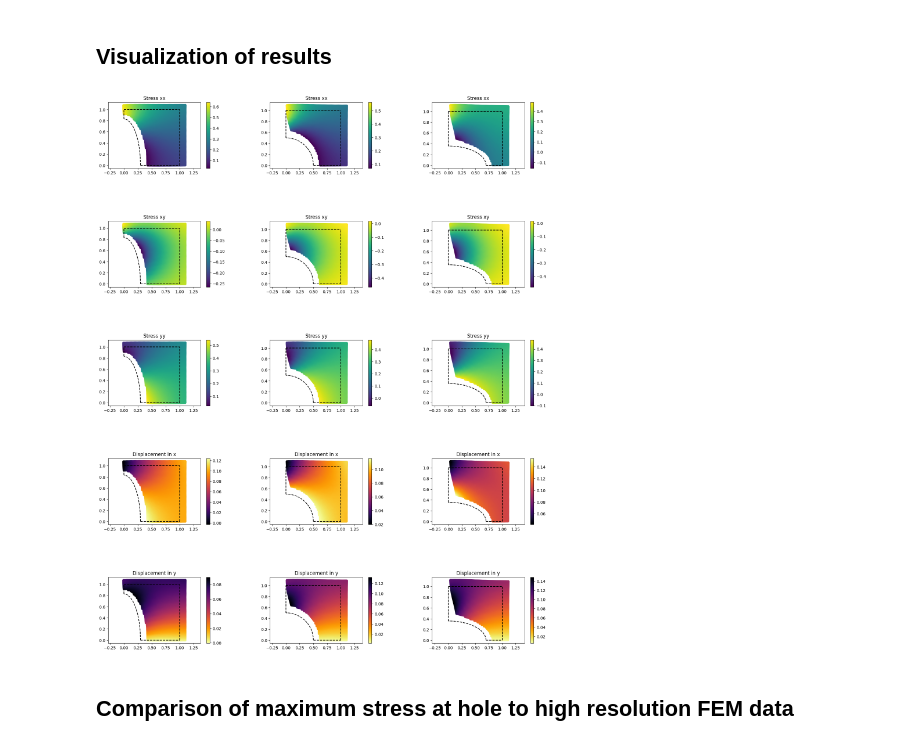
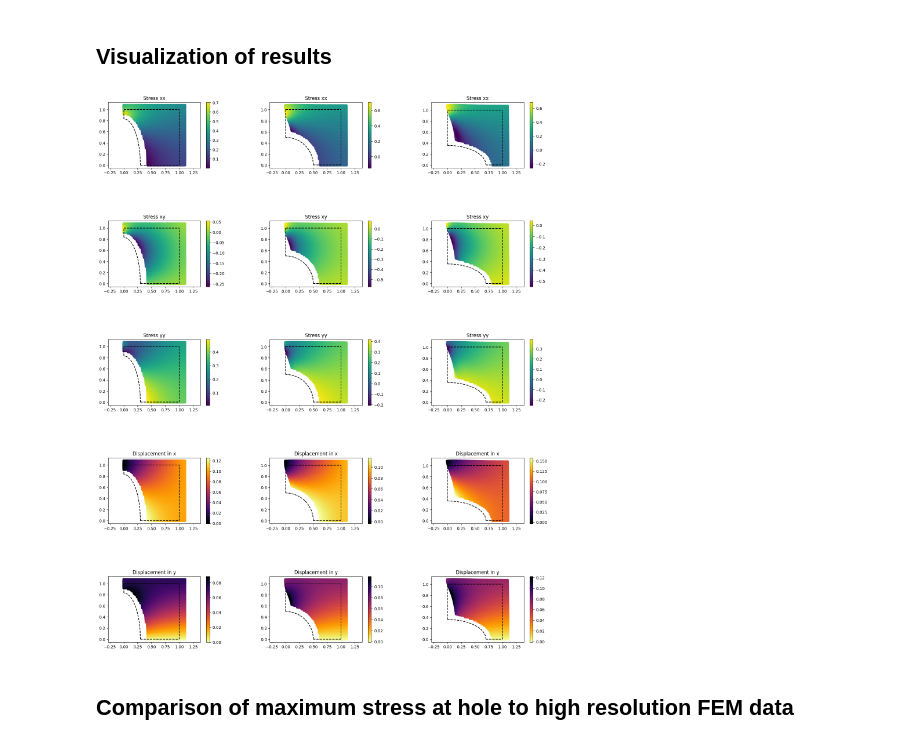
Before and after one commit to sebatomon/PINNs_for_simple_shape_optimization, a Jupyter notebook: elli_torch.ipynb, the cells around one changed output. Cells and saved outputs as stored; diff of their text form; code cells hidden in the pictures.

```diff
--- a/elli_torch.ipynb
+++ b/elli_torch.ipynb
@@ -75,7 +75,7 @@ LBD = 2
 Ra_x = 0.7 #radius on the x-axis of the ellipse
 SuAr= 0.25*pi   #surface area of the eclipse (= equal to SuAr of a circle with R=0.5)
 Min_Ra_x = 0.3
-Max_Ra_x = 0.3
+Max_Ra_x = 0.8
 # Min_Ra_x_train = 0.5 #minimal radius on the x-axis of the ellipse
 # Max_Ra_x_train = 0.8 #maximum radius on the x-axis of the ellipse
 # Min_Ra_x_test = 0.25 #minimal radius on the x-axis of the ellipse
@@ -124,7 +124,7 @@ def generate_multiple_plates_dict(iteration, min_Ra_x, max_Ra_x):
         for tuple in tuples:
             key = tuple[0]
             dict_plate_points.setdefault(key, []).append(data_one_plate[tuple[1]][tuple[2]])
-        #p1.plot_plate_with_hole(*data_one_plate)
+        #p1.plot_plate_with_hole_new(*data_one_plate)
     for key in dict_plate_points:
         #print(key, "  ",dict_plate_points[key])
         #appending list of tensors to one tensor
@@ -157,5 +157,3 @@ n_hole_points = train_plates_data[5]
 #data_test_points = p2.generate_dataset_test(Re_xnew, Re_ynew, L, N)
 #p2.plot_plate_with_hole_old(*data_train_points)
 #p2.plot_plate_with_hole(*data_test_points)
-
-print(n_hole_points)
@@ -337,7 +317,7 @@ def compute_loss(net, collo_points, top_points, right_points, left_points, botto
         + top_error
         + W_NEUMANN * hole_error
         + W_PDE * pde_error
-        + DATA_error_03
+        #+ total_DATA_error
     )
 # %% [markdown]
 ## Training
@@ -348,7 +328,7 @@ from torch.utils.data import Dataset, DataLoader
 net = Net()
 train_data = []
 test_data = []
-epochs = 500
+epochs = 4000
 iterations = 4
 epochs_per_iter = int(epochs/iterations)
 LeRa = 0.01
@@ -502,7 +476,7 @@ def create_subplot(def_val_x,def_val_y,variable, title, cmap, boundary_points):
     plt.title(title)
 
 
-def create_subplot_new(def_val_x,def_val_y,variable, title, cmap, __, top_points, right_points, left_points, bottom_points, hole_points):
+def create_subplot_new(def_val_x,def_val_y,variable, title, cmap, __, top_points, right_points, left_points, bottom_points, hole_points, n_hole):
     #top
     plt.plot(top_points[0].detach(), top_points[1].detach(), "--k")
     #right
@@ -528,34 +502,34 @@ def create_plot():
 
     for j in range(3):
         k = j+1
         new_val_x, new_val_y = delete_points_inside_the_hole(val_domain, radii[j][0], radii[j][1])
         new_val_r =  radii[j][0]*torch.ones_like(new_val_x)
         new_def_val_x, new_def_val_y, _, _, disp, stress = compute_model_prediction(new_val_x, new_val_y, new_val_r)
 
         tuples = [
             (stress[:, 0, 0], "Stress xx", "viridis"),
             (stress[:, 0, 1], "Stress xy", "viridis"),
             (stress[:, 1, 1], "Stress yy", "viridis"),
             (disp[:, 0], "Displacement in x", "inferno"),
             (disp[:, 1], "Displacement in y", "inferno_r")
         ]
         for i in range(5):
             plt.subplot(5,3,k)
             k += 3
             p1 = Plate(*radii[j], L, P)
             data_points = p1.generate_dataset_new(*radii[j], L, N)
             create_subplot_new(new_def_val_x,new_def_val_y,*tuples[i],*data_points)
             #old code
             #data_points = p1.generate_dataset_test(*radii[j], L, N)
             #create_subplot(new_def_val_x,new_def_val_y,*tuples[i],data_points[1])
     plt.subplots_adjust(top = 3.99, right = 2.49, hspace=0.8, wspace=0.4)
     #plt.suptitle("Validation with different radius")
     plt.show
 
 
 create_plot()
 # %% [output]
-[figure, old version]
+[figure, new version]
 # %% [markdown]
 ## Comparison of maximum stress at hole to high resolution FEM data
 # %%
```
Also changed, not shown: parts of 5 cells of this notebook, 2 other files.
